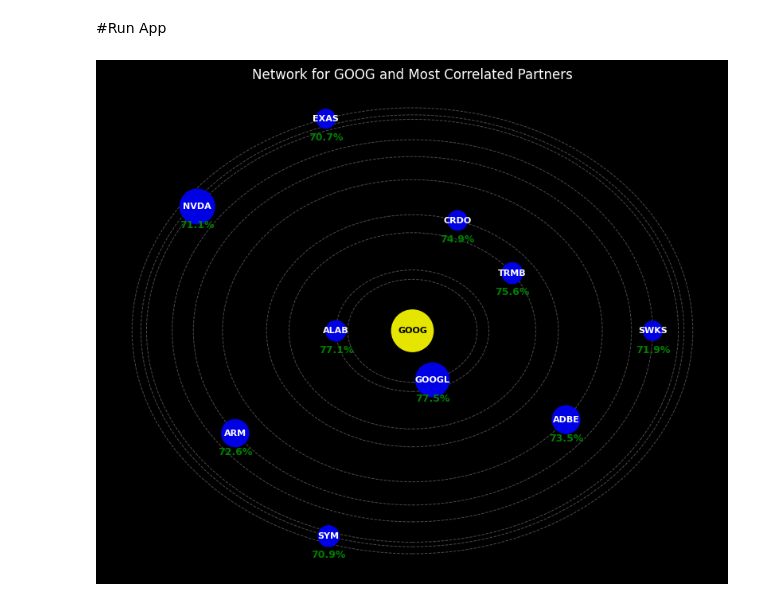
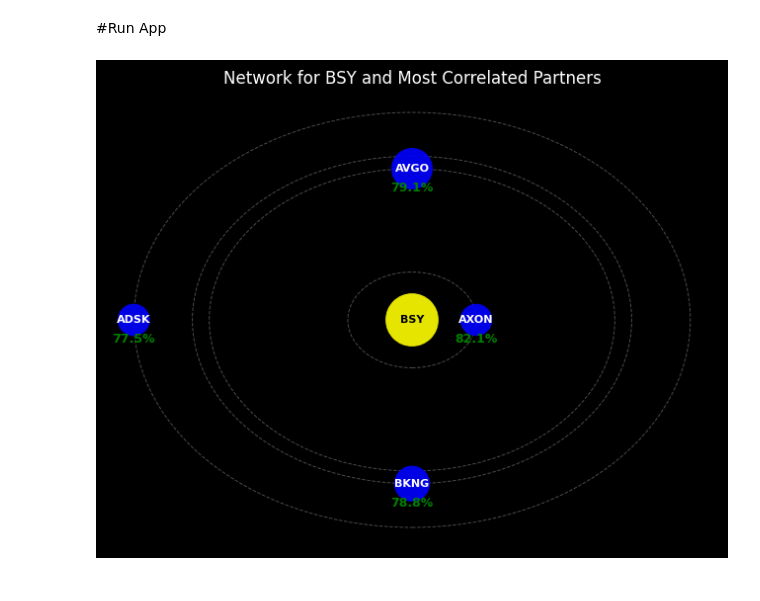
Before and after one commit to Risskr/Stock-App, a Jupyter notebook: StocksApp.ipynb, the cells around one changed output. Cells and saved outputs as stored; diff of their text form; code cells hidden in the pictures.

```diff
--- a/StocksApp.ipynb
+++ b/StocksApp.ipynb
@@ -360,7 +360,8 @@ def process_stock_correlations(
             continue
 
         max_correlation = positive_corr_group['correlation'].max()
-        threshold = max_correlation * threshold_percent
+        #threshold = max_correlation * threshold_percent
+        threshold = 0.8
         filtered_group_df_threshold = positive_corr_group[positive_corr_group['correlation'] >= threshold]
 
         if len(filtered_group_df_threshold) < min_nodes:
@@ -483,7 +484,7 @@ def plot_ticker_network_visual(correlated_data, source_ticker):
 
     # Customize graph visualization
     # Reduce overall plot size
-    plt.figure(figsize=(10, 8)) # Reduced from (12, 10)
+    plt.figure(figsize=(8, 6)) # Reduced from (10, 8)
 
     fig = plt.gcf()  # Get the current figure
     ax = plt.gca()   # Get the current axes
@@ -611,24 +612,24 @@ def plot_ticker_network_visual(correlated_data, source_ticker):
 # %%
 # Example usage with the sixMonth_correlation_data
 min_nodes = 4
-max_nodes = 20
+max_nodes = 50
 threshold_percent = 0.90
 
 exclude_financials = True
 range_months = 3
-ticker = 'GOOG'
+ticker = 'BSY'
 
 processed_data = process_stock_correlations(unified_factor_df, min_market_cap_df, min_nodes, max_nodes, threshold_percent)
 plot_ticker_network_visual(processed_data, ticker)
 
 # #processed_data = process_stock_correlations(one_month_spearman_lagged_correlations, min_nodes, max_nodes, threshold_percent)
 # if range_months == 6:
 #   processed_data = process_stock_correlations(six_month_spearman_lagged_correlations, min_nodes, max_nodes, threshold_percent)
 #   plot_ticker_network_visual(processed_data, ticker)
 # elif range_months == 3:
 #   three_month_processed_data = process_stock_correlations(three_month_spearman_lagged_correlations, min_nodes, max_nodes, threshold_percent)
 #   plot_ticker_network_visual(processed_data, ticker)
 # else:
 #   print("Invalid range_months value. Please choose 3 or 6.")
 # %% [output]
-[figure, old version]
+[figure, new version]
```
